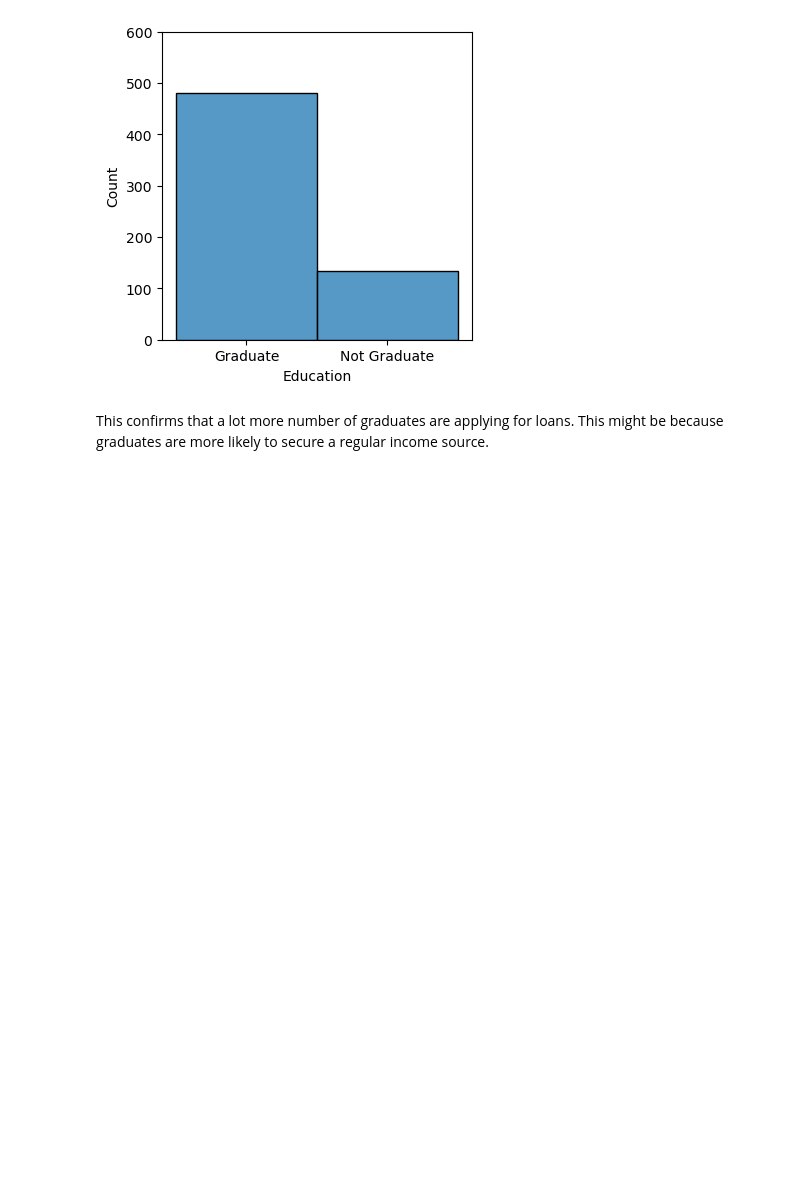
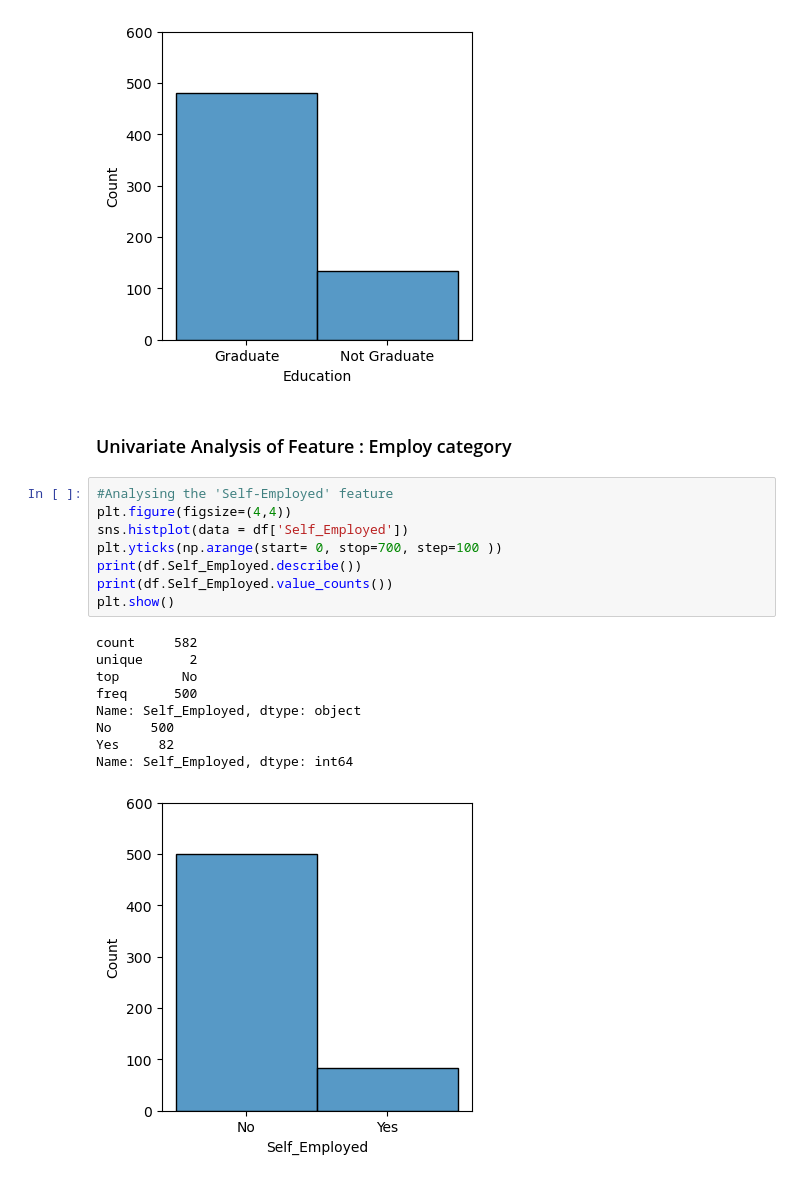
Before and after one commit to bhaskarmulik/Home-loan-prediction-model, a Jupyter notebook: src.ipynb, the cells around one changed output. Cells and saved outputs as stored; diff of their text form; blank space fills up the shorter version.

```diff
--- a/src.ipynb
+++ b/src.ipynb
@@ -117,5 +168,23 @@ Graduate        480
 Not Graduate    134
 Name: Education, dtype: int64
 [figure]
-# %% [markdown]
-This confirms that a lot more number of graduates are applying for loans. This might be because graduates are more likely to secure a regular income source.
+# %% [markdown]
+### Univariate Analysis of Feature : Employ category
+# %%
+#Analysing the 'Self-Employed' feature
+plt.figure(figsize=(4,4))
+sns.histplot(data = df['Self_Employed'])
+plt.yticks(np.arange(start= 0, stop=700, step=100 ))
+print(df.Self_Employed.describe())
+print(df.Self_Employed.value_counts())
+plt.show()
+# %% [output]
+count     582
+unique      2
+top        No
+freq      500
+Name: Self_Employed, dtype: object
+No     500
+Yes     82
+Name: Self_Employed, dtype: int64
+[figure, added]
```
Also changed, not shown: parts of 57 cells of this notebook.
